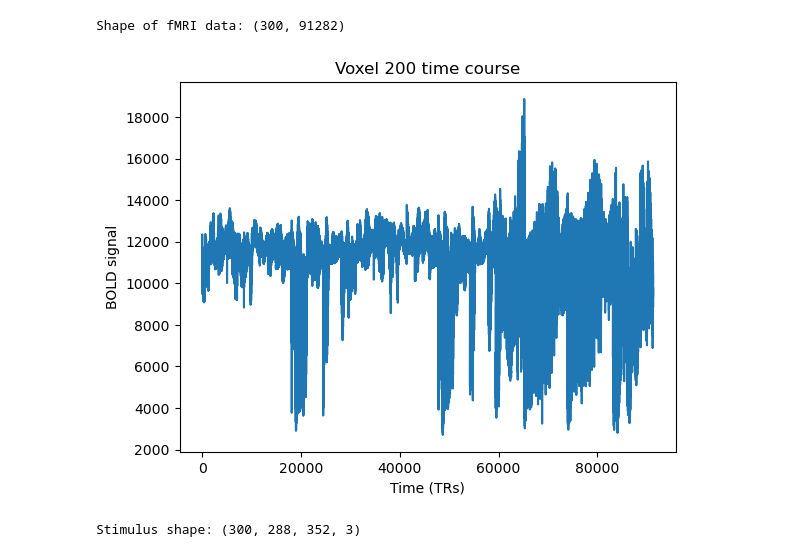
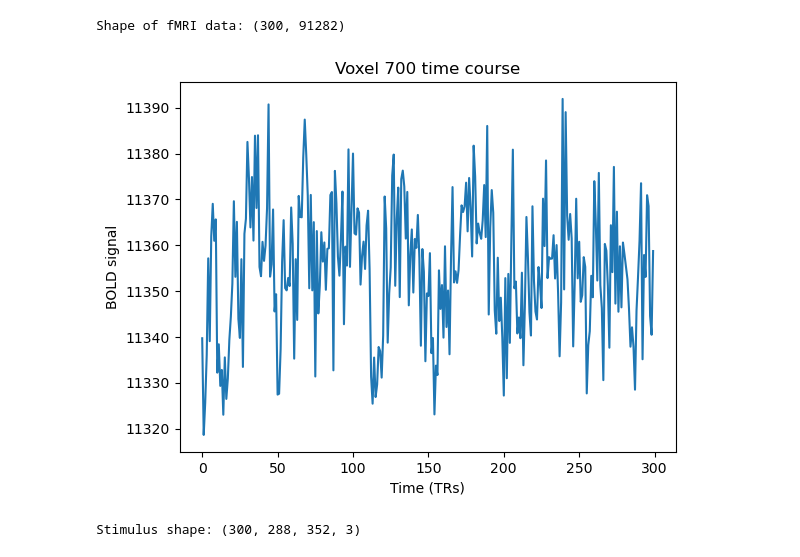
Before and after one commit to JosephineTu/NMA-Project, a Jupyter notebook: test_dataplotting_2.ipynb, the cells around one changed output. Saved outputs shown, nothing was run; the diff lists cells and outputs as text; code cells hidden in the pictures.

```diff
--- a/test_dataplotting_2.ipynb
+++ b/test_dataplotting_2.ipynb
@@ -163,18 +163,18 @@ print("Shape of fMRI data:", data.shape)
 Shape of fMRI data: (300, 91282)
 # %%
 # Pick a grayordinate (e.g., 10000 = left V1 area)
-grayordinate_idx = 200
-timecourse = data[grayordinate_idx, :]
+grayordinate_idx = 700
+timecourse = data[:, grayordinate_idx]
 
 import matplotlib.pyplot as plt
 
 plt.plot(timecourse)
 plt.xlabel("Time (TRs)")
 plt.ylabel("BOLD signal")
 plt.title(f"Voxel {grayordinate_idx} time course")
 plt.show()
 # %% [output]
-[figure, old version]
+[figure, new version]
 # %%
 # Load stimulus video array
 stim_file = "./hcp_retino/HCP7T_retino/stims/7T_RETCW.npy"
```
Also changed, not shown: parts of 1 cell of this notebook, 1 other file.
